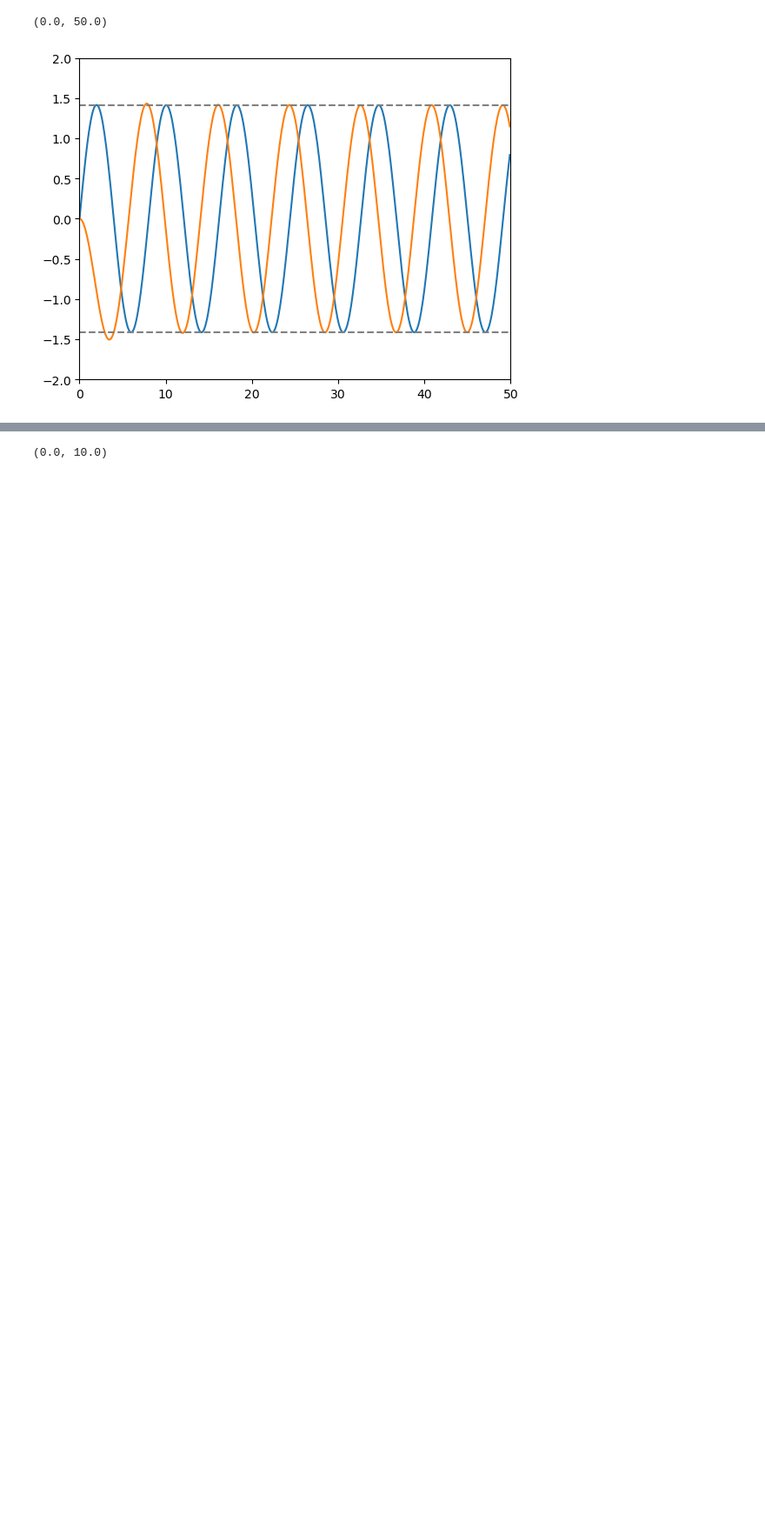
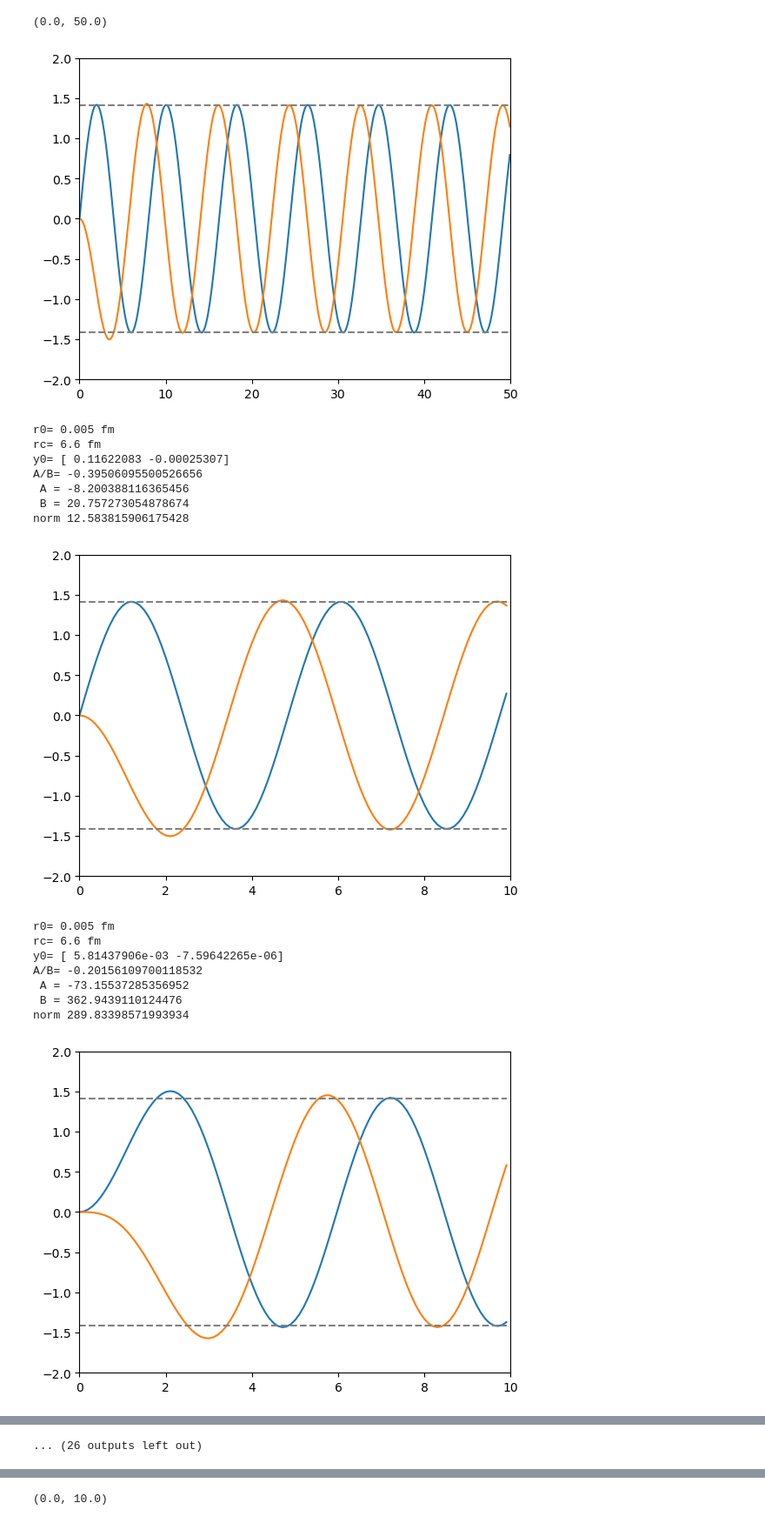
Before and after one commit to Partynumbers42/phasr, a Jupyter notebook: TemporaryTesting.ipynb, the cells around one changed output, grey strips where cells are left out. Shown at 87% size. Drawn from its saved outputs; the diff is of its cells as text; code cells hidden in the pictures; blank space fills up the shorter version.

```diff
--- a/TemporaryTesting.ipynb
+++ b/TemporaryTesting.ipynb
@@ -1061,3 +1061,13 @@ plt.legend()
 [figure]
 # %% [markdown]
 # Continuum
+# %%
+E=150
+Z=79
+R=4*phr.constants.hc/E
+Au = phr.nucleus('test_Au',Z=79,A=197,rc=R)
+# %%
+for kappa in range(-1,-30,-1):
+    cont_k = phr.continuumstates(Au,kappa=kappa,energy=150,lepton_mass=0,atol=1e-12,rtol=1e-9,verbose=False)
+    cont_k.extract_phase_shift()
+    print("{:2d} {:.5f}".format(kappa,cont_k.phase_difference))
@@ -1112,3 +1140,32 @@ plt.xlim(0,50)
 # %% [output]
 (0.0, 50.0)
 [figure]
+# %%
+for kappa in np.arange(-1,-20,-1):
+    cont1 = phr.continuumstates(Al,kappa=kappa,energy=250,lepton_mass=0)
+    cont1.solve_IVP()
+    r=np.arange(0,10,0.1)
+    plt.plot(r,cont1.wavefct_g(r))
+    plt.plot(r,cont1.wavefct_f(r))
+    plt.plot(r,r*0+np.sqrt(2),color='gray',linestyle='--')
+    plt.plot(r,r*0-np.sqrt(2),color='gray',linestyle='--')
+    plt.ylim(-2,2)
+    plt.xlim(0,10)
+    plt.show()
+# %% [output]
+r0= 0.005 fm
+rc= 6.6 fm
+y0= [ 0.11622083 -0.00025307]
+A/B= -0.39506095500526656
+ A = -8.200388116365456
+ B = 20.757273054878674
+norm 12.583815906175428
+[figure, added]
+r0= 0.005 fm
+rc= 6.6 fm
+y0= [ 5.81437906e-03 -7.59642265e-06]
+A/B= -0.20156109700118532
+ A = -73.15537285356952
+ B = 362.9439110124476
+norm 289.83398571993934
+[figure, added]
@@ -1114,0 +1204 @@ plt.xlim(0,50)
+... (26 outputs left out)
```
Also changed, not shown: parts of 47 cells of this notebook, 3 other files.
